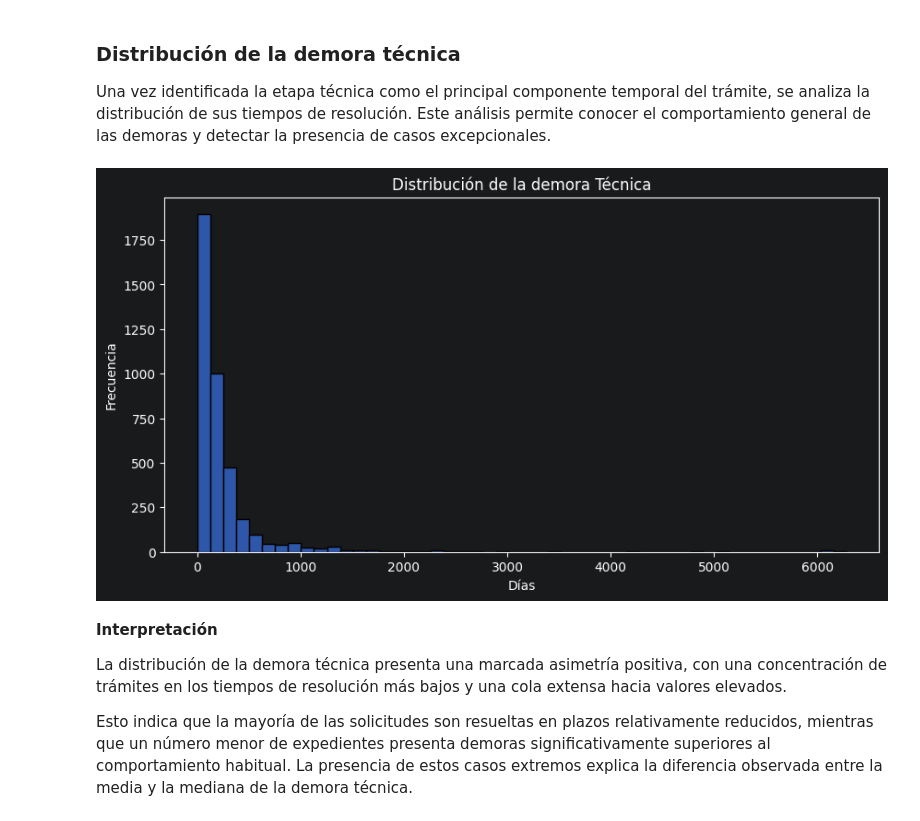
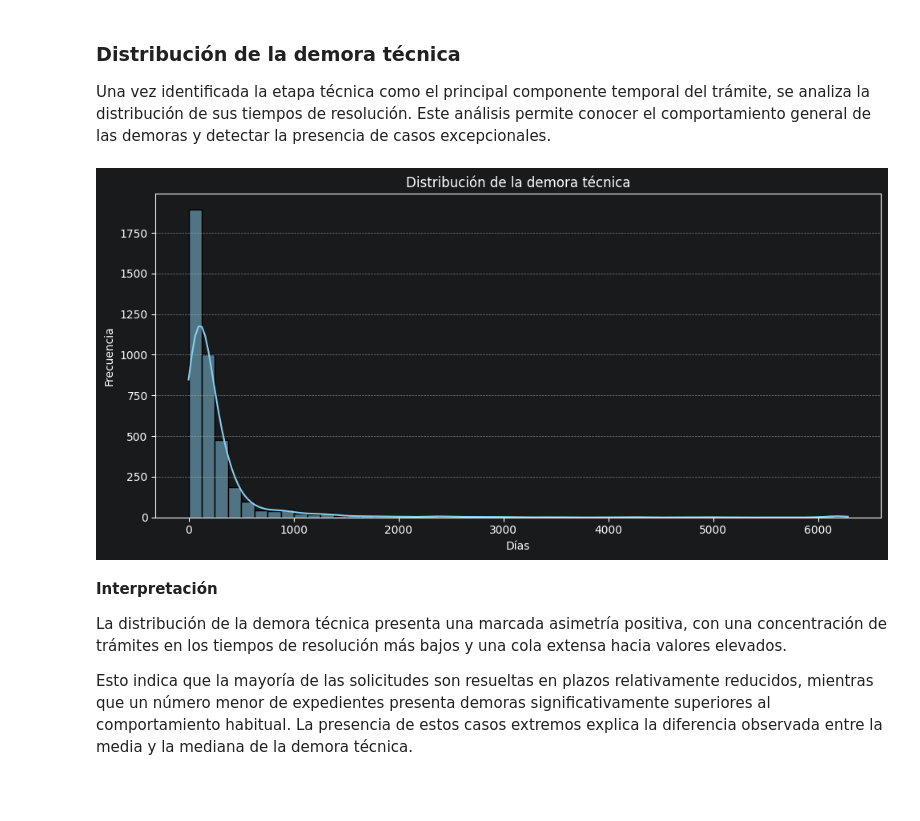
Before and after one commit to rsanabria19/Trabajo-final-Python, a Jupyter notebook: notebooks/practice.ipynb, the cells around one changed output. Cells and saved outputs as stored; diff of their text form; code cells hidden in the pictures; blank space fills up the shorter version.

```diff
--- a/notebooks/practice.ipynb
+++ b/notebooks/practice.ipynb
@@ -621,18 +623,26 @@ Adicionalmente, se observó que la demora técnica representa aproximadamente el
 
 Una vez identificada la etapa técnica como el principal componente temporal del trámite, se analiza la distribución de sus tiempos de resolución. Este análisis permite conocer el comportamiento general de las demoras y detectar la presencia de casos excepcionales.
 # %%
+# Configuración del tamaño del gráfico
 plt.figure(figsize=(10,5))
 
-sns.histplot(data=df_tiempos_validos, x='Demora_Tecnica', bins=50
-)
+# Crear histograma con la curva de densidad (KDE) usando Seaborn
+sns.histplot(data=df_tiempos_validos, x='Demora_Tecnica', kde=True, color='skyblue', bins=50)
 
-plt.title('Distribución de la demora Técnica')
+# Agregar títulos y etiquetas
+
+plt.title('Distribución de la demora técnica')
 plt.xlabel('Días')
 plt.ylabel('Frecuencia')
 
+# Agregar la cuadrícula de fondo
+plt.grid(axis='y', linestyle='--', alpha=0.7)
+
+# Mostrar el gráfico
+plt.tight_layout()
 plt.show()
 # %% [output]
-[figure, old version]
+[figure, new version]
 # %% [markdown]
 **Interpretación**
 
```
Also changed, not shown: parts of 20 cells of this notebook, 1 other file.
